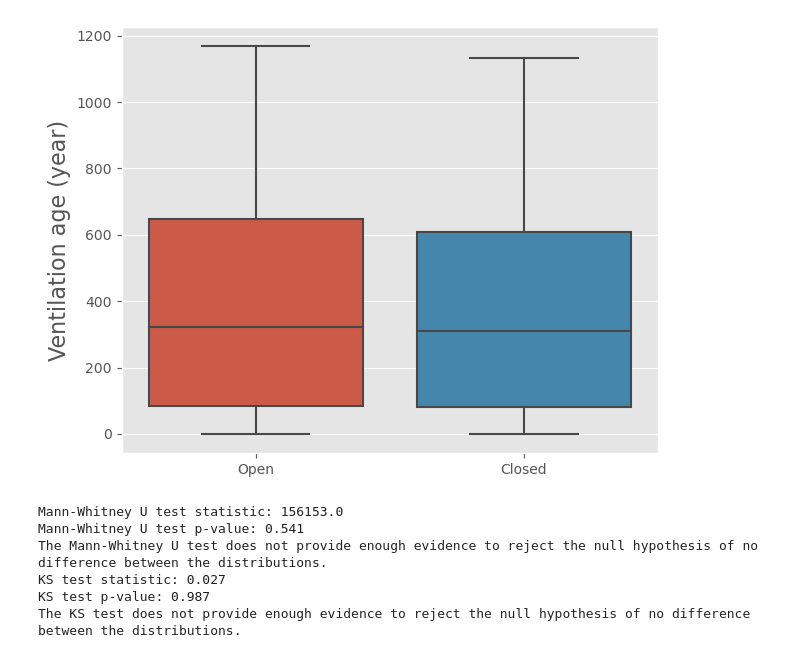
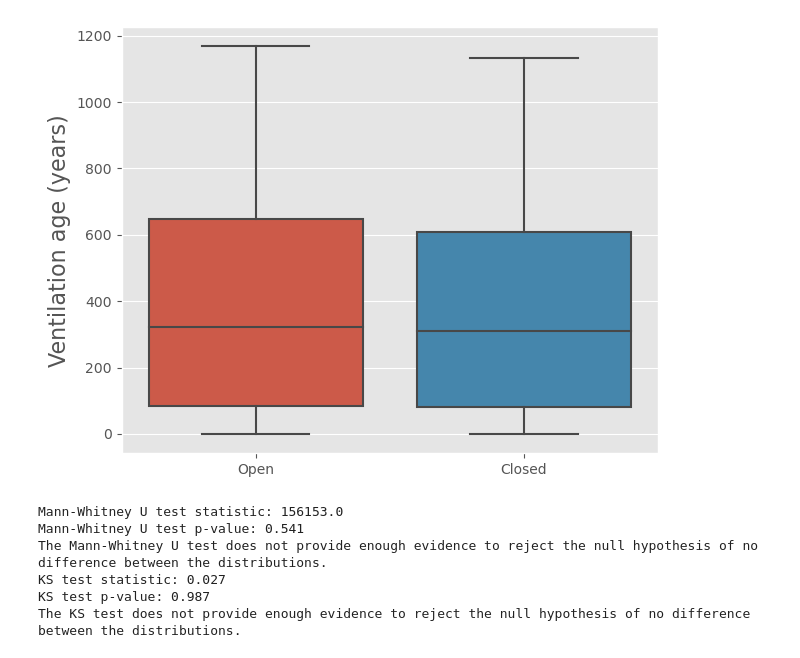
Before and after one commit to sandyherho/globITFPhysGENIE, a Jupyter notebook: analysis/ventil.ipynb, the cells around one changed output. Cells and saved outputs as stored; diff of their text form; code cells hidden in the pictures.

```diff
--- a/analysis/ventil.ipynb
+++ b/analysis/ventil.ipynb
@@ -75,12 +75,12 @@ plt.savefig("../figs/fig4c.png", dpi=500);
 # %%
 combined_data = np.concatenate([open_dage, close_dage])
 grouping_array = np.concatenate([['Open'] * len(open_dage), ['Closed'] * len(close_dage)])
 sns.boxplot(x=grouping_array, y=combined_data);
-plt.ylabel(r"Ventilation age (year)", fontsize=16);
+plt.ylabel(r"Ventilation age (years)", fontsize=16);
 plt.tight_layout();
-plt.savefig("../figs/fig4d.png");
+plt.savefig("../figs/fig4d.png", dpi=600);
 # %% [output]
-[figure, old version]
+[figure, new version]
 # %%
 # Mann-Whitney U test
 statistic_mw, p_value_mw = mannwhitneyu(open_dage, close_dage)
```
Also changed, not shown: parts of 4 cells of this notebook, 38 other files.
